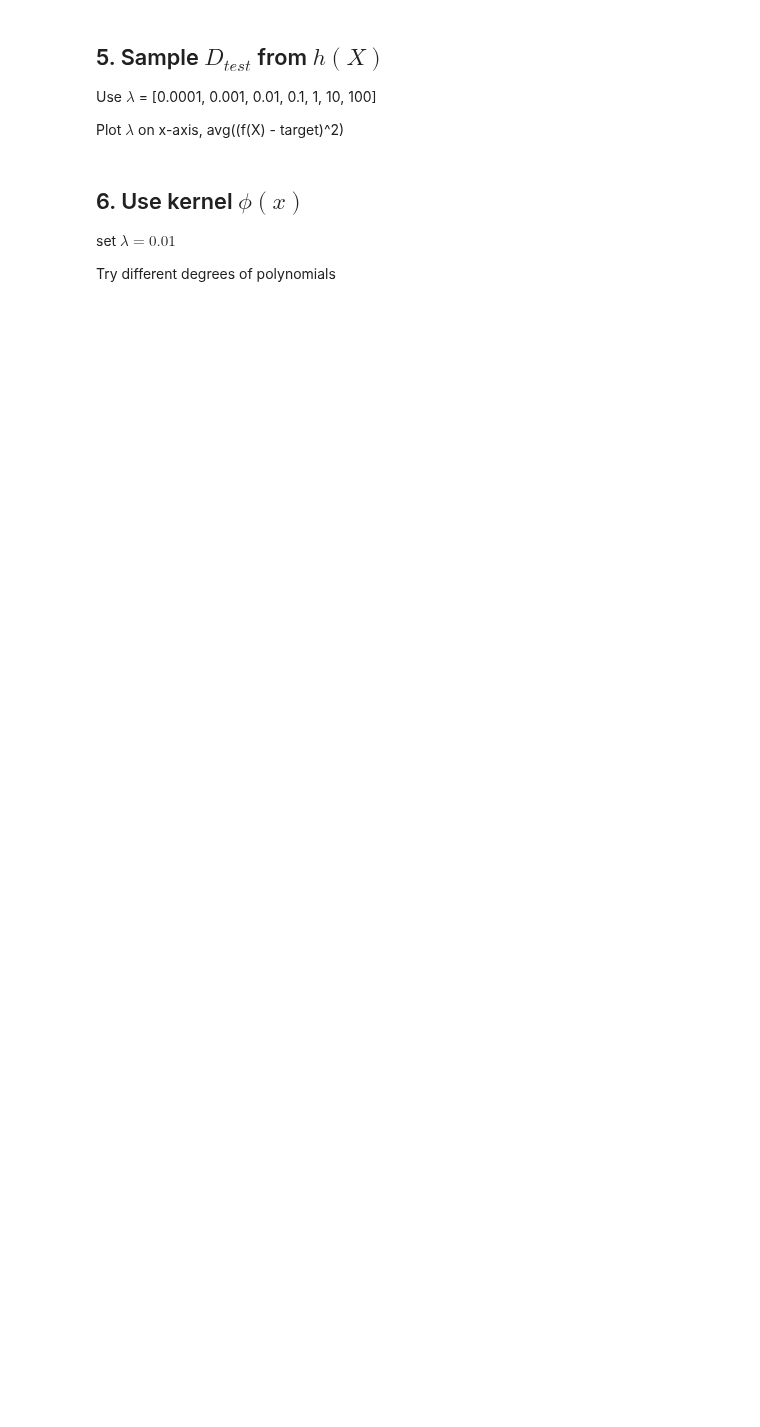
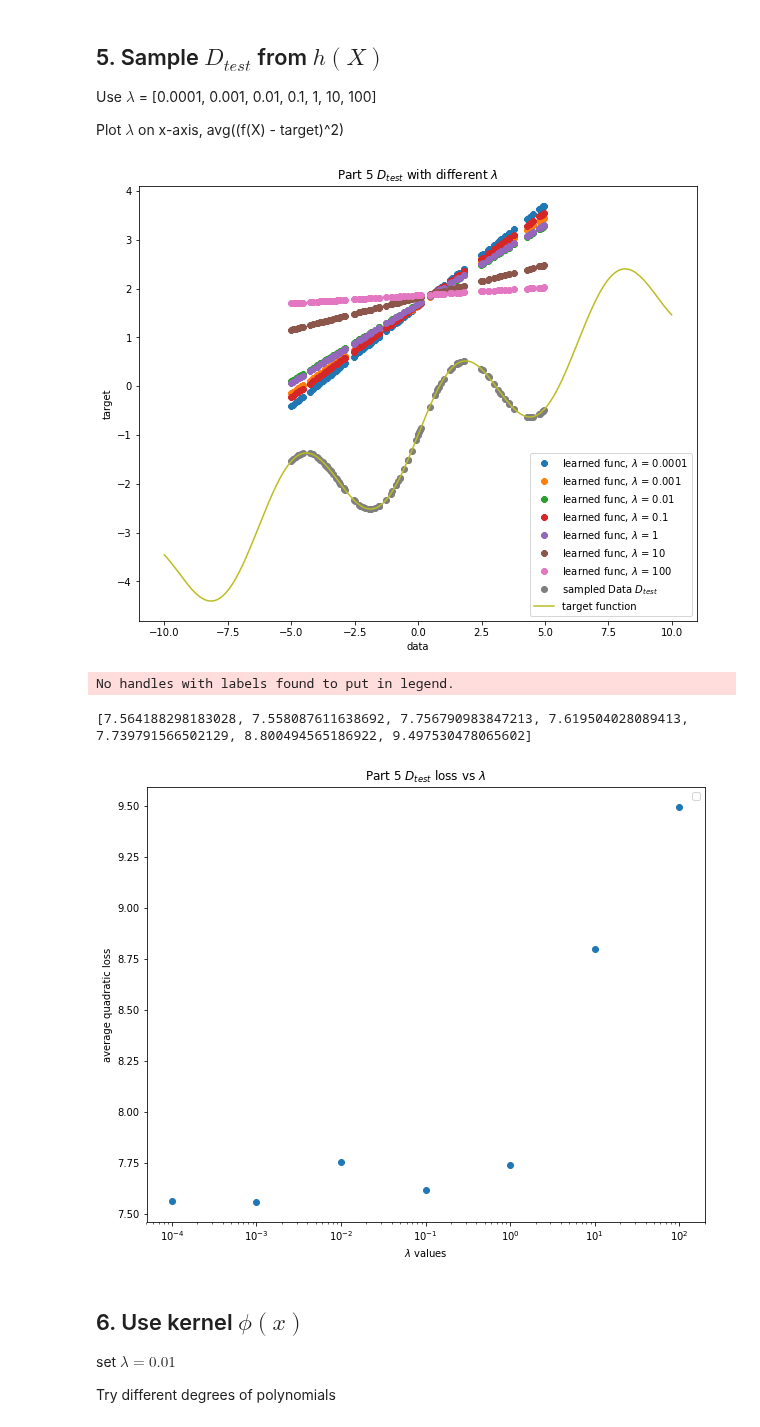
Before and after one commit to violetguos/ift6390, a Jupyter notebook: Homework 2/Practical.ipynb, the cells around one changed output. Cells and saved outputs as stored; diff of their text form; code cells hidden in the pictures; blank space fills up the shorter version.

```diff
--- a/Homework 2/Practical.ipynb
+++ b/Homework 2/Practical.ipynb
@@ -98,6 +108,52 @@ Choose $\lambda$ intermediate and large
 Use $\lambda$ = [0.0001, 0.001, 0.01, 0.1, 1, 10, 100]
 
 Plot $\lambda$  on x-axis, avg((f(X) - target)^2)
+# %%
+#sample D_test
+data = np.random.uniform(-5,5,100)
+target = hX(data)
+dataDtest = [data, target]
+
+lambdaVals = [0.0001, 0.001, 0.01, 0.1, 1, 10, 100]
+weight = np.random.rand(1)
+bias = 0
+
+lossArr = []
+
+for i in lambdaVals:
+    regGD = gradDescent(weightedDecay = i, stepSize = 0.00025)
+    regGDParam = regGD.ridge_regression(weight, bias, dataDtest[0], dataDtest[1])
+
+    xvals = np.arange(-10, 10, 0.01)
+    plt.rcParams['figure.figsize'] = [10, 8]
+    learnedFunc = (regGDParam[0] * dataDtest[0]) + regGDParam[1]
+
+    loss = np.mean((learnedFunc - dataDtest[1])**2)
+    lossArr.append(loss)
+    plt.plot(dataDtest[0], learnedFunc, '8', label = "learned func, $\lambda$ = {}".format(i) )
+
+plt.plot(dataDtest[0], dataDtest[1], 'o', label="sampled Data $D_{test}$")
+plt.plot(xvals, hX(xvals), label = "target function")
+plt.xlabel("data")
+plt.ylabel("target")
+plt.title("Part 5 $D_{test}$ with different $\lambda$")
+plt.legend(loc='best')
+plt.show()
+
+print(lossArr)
+
+plt.plot(np.array(lambdaVals),np.array(lossArr), 'o')
+plt.xlabel("$\lambda$ values")
+plt.xticks(range(len(lambdaVals)), np.array(lambdaVals))
+plt.xscale('log')
+plt.ylabel("average quadratic loss")
+plt.title("Part 5 $D_{test}$ loss vs $\lambda$")
+plt.show()
+# %% [output]
+[figure, added]
+No handles with labels found to put in legend.
+[7.564188298183028, 7.558087611638692, 7.756790983847213, 7.619504028089413, 7.739791566502129, 8.800494565186922, 9.497530478065602]
+[figure, added]
 # %% [markdown]
 ## 6. Use kernel $\phi(x)$
 set $\lambda = 0.01$
```
Also changed, not shown: parts of 4 cells of this notebook.
